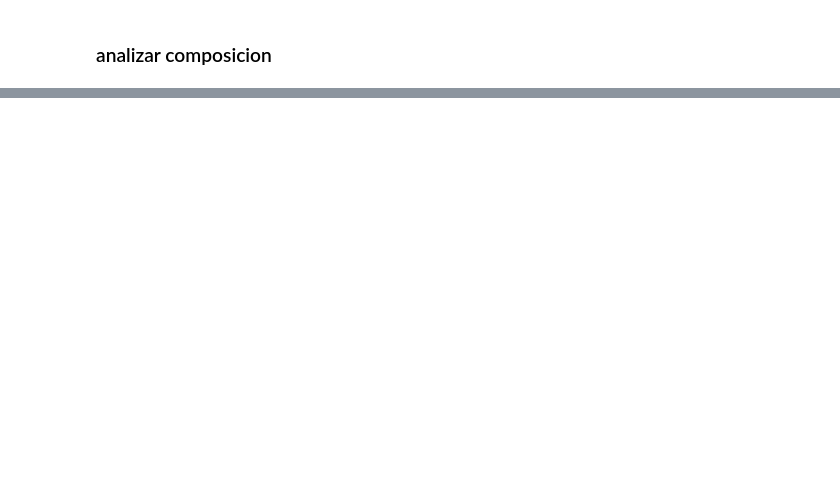
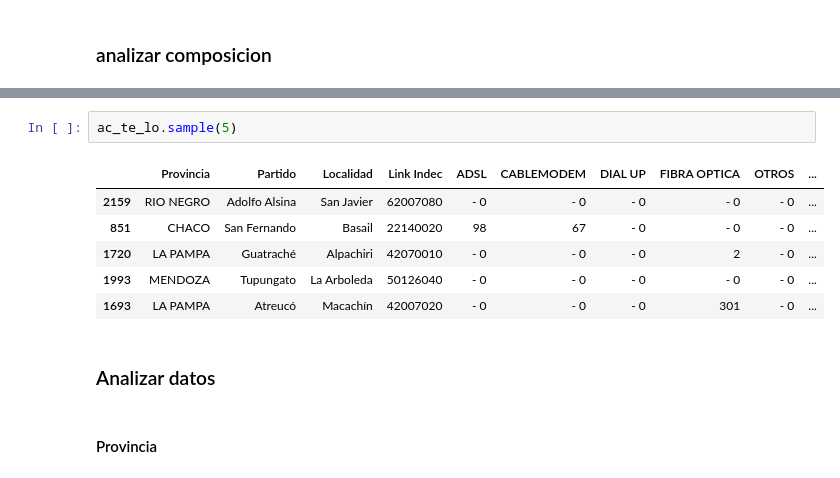
Before and after one commit to Mezgo/EDA-dashboard-telcom, a Jupyter notebook: EDA.ipynb, the cells around one changed output, grey strips where cells are left out. Saved outputs shown, nothing was run; the diff lists cells and outputs as text; blank space fills up the shorter version.

```diff
--- a/EDA.ipynb
+++ b/EDA.ipynb
@@ -236,0 +134,13 @@ dtype: int64
+# %%
+ac_te_lo.sample(5)
+# %% [output]
+|  | Provincia | Partido | Localidad | Link Indec | ADSL | CABLEMODEM | DIAL UP | FIBRA OPTICA | OTROS | ... |
+| 2159 | RIO NEGRO | Adolfo Alsina | San Javier | 62007080 | - 0 | - 0 | - 0 | - 0 | - 0 | ... |
+| 851 | CHACO | San Fernando | Basail | 22140020 | 98 | 67 | - 0 | - 0 | - 0 | ... |
+| 1720 | LA PAMPA | Guatraché | Alpachiri | 42070010 | - 0 | - 0 | - 0 | 2 | - 0 | ... |
+| 1993 | MENDOZA | Tupungato | La Arboleda | 50126040 | - 0 | - 0 | - 0 | - 0 | - 0 | ... |
+| 1693 | LA PAMPA | Atreucó | Macachín | 42007020 | - 0 | - 0 | - 0 | 301 | - 0 | ... |
+# %% [markdown]
+### Analizar datos
+# %% [markdown]
+#### Provincia
```
Also changed, not shown: parts of 56 cells of this notebook, 1 other file.
